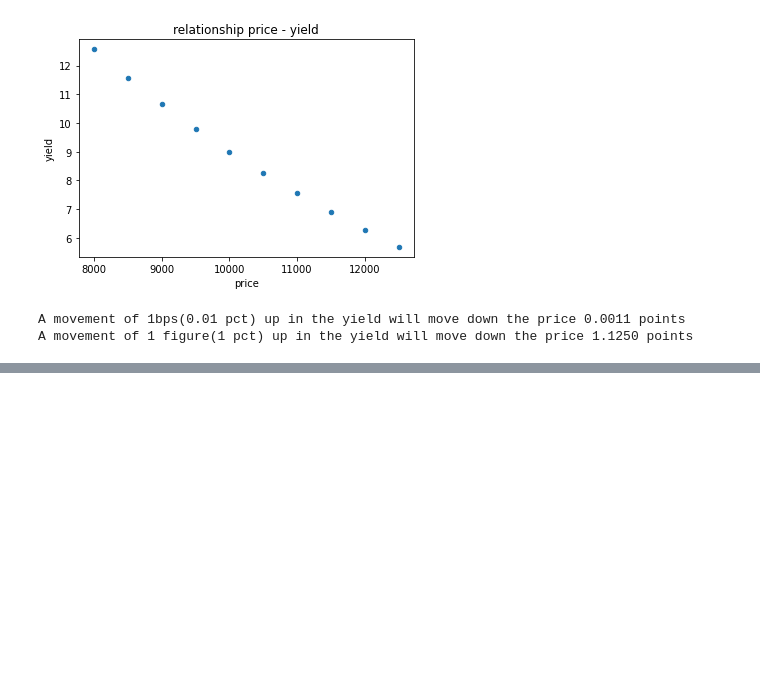
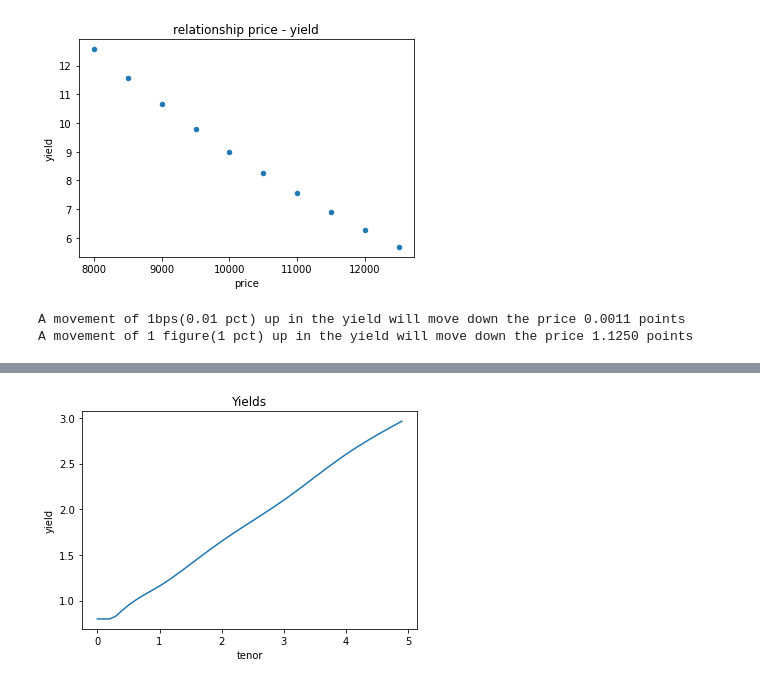
Before and after one commit to javifalces/colab_test, a Jupyter notebook: financial_derivatives_bonds.ipynb, the cells around one changed output, grey strips where cells are left out. Cells and saved outputs as stored; diff of their text form; code cells hidden in the pictures; blank space fills up the shorter version.

```diff
--- a/financial_derivatives_bonds.ipynb
+++ b/financial_derivatives_bonds.ipynb
@@ -125,0 +168,5 @@ A movement of 1 figure(1 pct) up in the yield will move down the price 1.1250 po
+# %%
+yield_curve = fi.curve_factory(dates = tenors, rates = spot_rates, method="natural")
+yield_curve.plot_yields()
+# %% [output]
+[figure, added]
```
Also changed, not shown: parts of 20 cells of this notebook.
